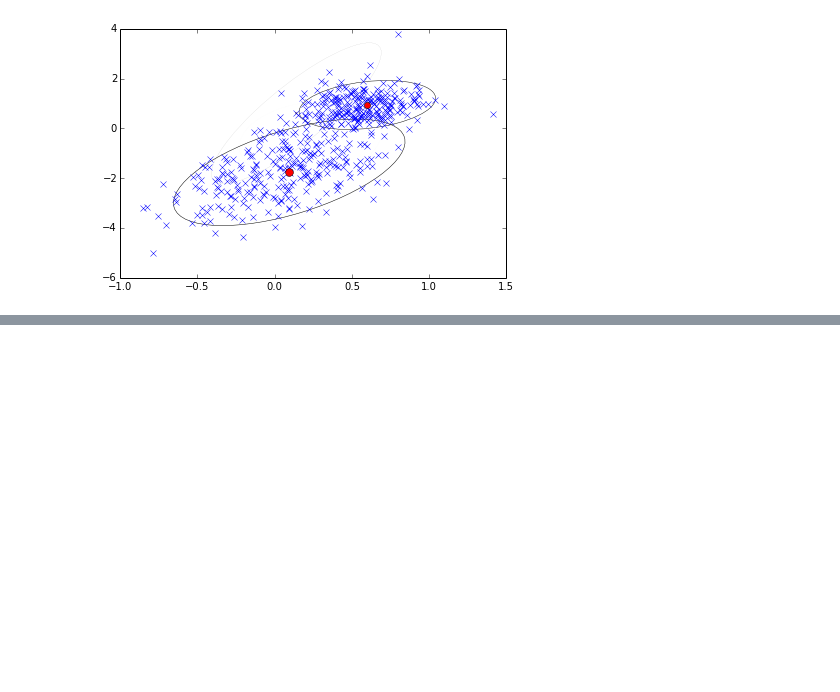
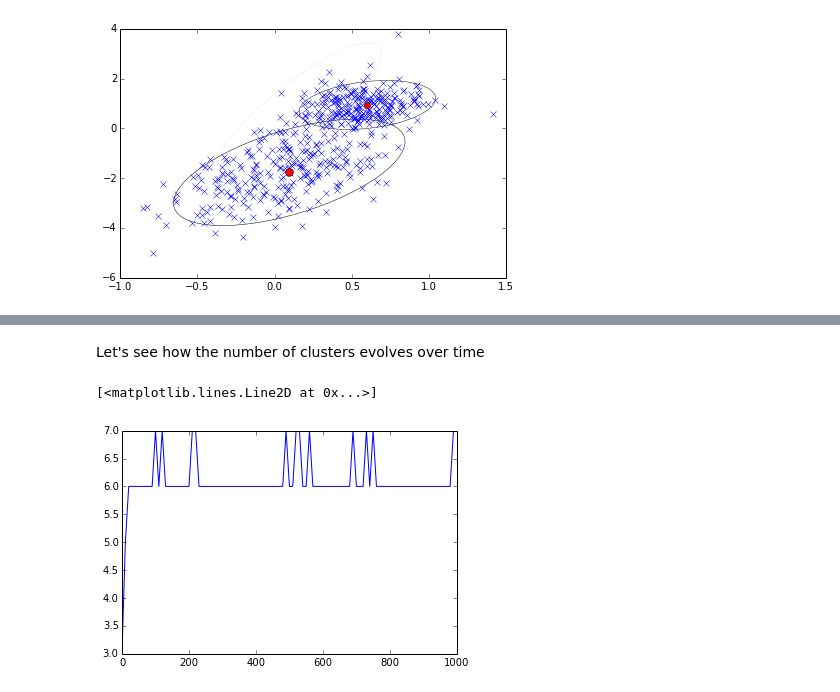
Before and after one commit to stephentu/mcmc-sandbox, a Jupyter notebook: gibbs/np-gibbs-beta-bernoulli.ipynb, the cells around one changed output, grey strips where cells are left out. Drawn from its saved outputs; the diff is of its cells as text; code cells hidden in the pictures; blank space fills up the shorter version.

Commit message:
WIP: beta-bernoulli DPMM

```diff
--- a/gibbs/np-gibbs-beta-bernoulli.ipynb
+++ b/gibbs/np-gibbs-beta-bernoulli.ipynb
@@ -318,0 +437,20 @@ print np.exp(sp.misc.logsumexp([lg_pr_crp_assignment(np.array(C), 2.) for C in p
+# %%
+usps_digits = sp.io.loadmat('data/usps_resampled/usps_resampled.mat')
+usps_class_2 = usps_digits['train_labels'][2,:] == 1
+usps_Y0 = usps_digits['train_patterns'][:,usps_class_2]
+usps_Y = np.zeros(usps_Y0.shape)
+usps_Y[usps_Y0>0.1] = 1.0 # make the image binary
+usps_Y = np.array(usps_Y.T, dtype=np.int64) # convert dataset to our dimension
+# %%
+# USPS priors
+usps_alpha, usps_beta, usps_gamma = 100., .5, .5
+usps_N, usps_D = usps_Y.shape
+usps_niters = 1000
+usps_chain = gibbs_infinite_beta_bernoulli(usps_Y, usps_alpha, usps_beta, usps_gamma, usps_niters)
+# %% [markdown]
+Let's see how the number of clusters evolves over time
+# %%
+plt.plot(range(usps_chain.shape[0])[::10], [c.max() + 1 for c in usps_chain][::10])
+# %% [output]
+[<matplotlib.lines.Line2D at 0x...>]
+[figure, added]
```
Also changed, not shown: parts of 23 cells of this notebook, 1 other file.
